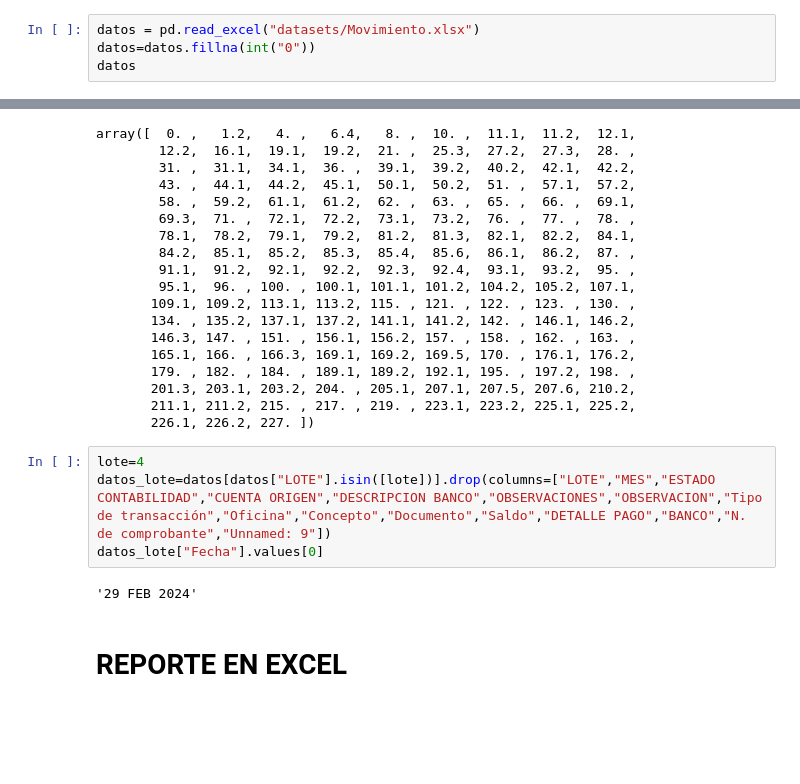
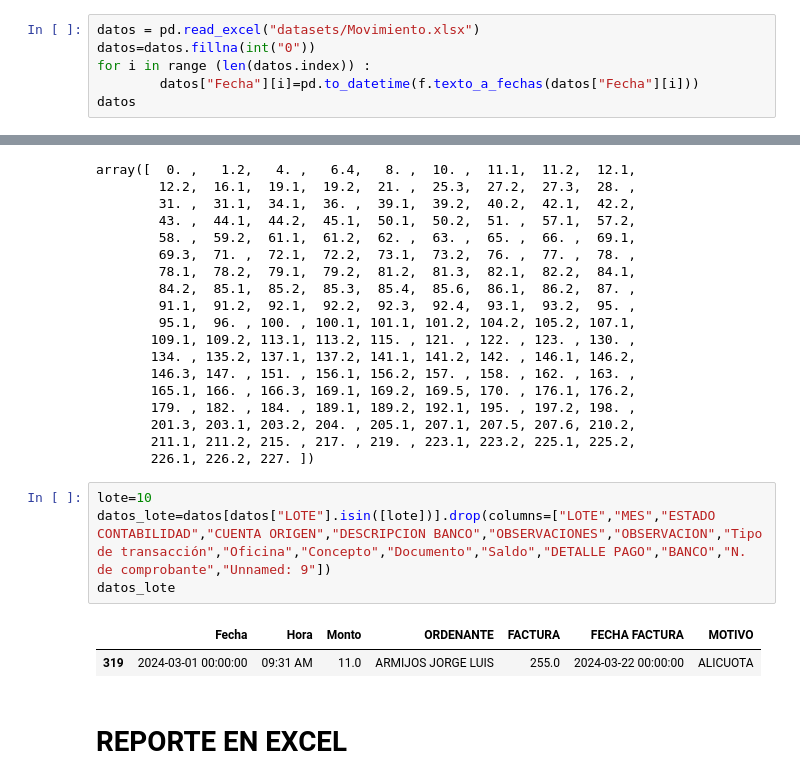
Before and after one commit to MiliPalacios/Proyecto, a Jupyter notebook: Borrador.ipynb, the cells around one changed output, grey strips where cells are left out. Saved outputs shown, nothing was run; the diff lists cells and outputs as text; blank space fills up the shorter version.

```diff
--- a/Borrador.ipynb
+++ b/Borrador.ipynb
@@ -4,5 +5,7 @@ import pandas as pd
 # %%
 datos = pd.read_excel("datasets/Movimiento.xlsx")
 datos=datos.fillna(int("0"))
+for i in range (len(datos.index)) :
+        datos["Fecha"][i]=pd.to_datetime(f.texto_a_fechas(datos["Fecha"][i]))
 datos
 # %% [output]
@@ -51,11 +71,12 @@ array([  0. ,   1.2,   4. ,   6.4,   8. ,  10. ,  11.1,  11.2,  12.1,
        211.1, 211.2, 215. , 217. , 219. , 223.1, 223.2, 225.1, 225.2,
        226.1, 226.2, 227. ])
 # %%
-lote=4
+lote=10
 datos_lote=datos[datos["LOTE"].isin([lote])].drop(columns=["LOTE","MES","ESTADO CONTABILIDAD","CUENTA ORIGEN","DESCRIPCION BANCO","OBSERVACIONES","OBSERVACION","Tipo de transacción","Oficina","Concepto","Documento","Saldo","DETALLE PAGO","BANCO","N. de comprobante","Unnamed: 9"])
-datos_lote["Fecha"].values[0]
+datos_lote
 # %% [output]
-'29 FEB 2024'
+|  | Fecha | Hora | Monto | ORDENANTE | FACTURA | FECHA FACTURA | MOTIVO |
+| 319 | 2024-03-01 00:00:00 | 09:31 AM | 11.0 | ARMIJOS JORGE LUIS | 255.0 | 2024-03-22 00:00:00 | ALICUOTA |
 # %% [markdown]
 # REPORTE EN EXCEL
 # %%
```
Also changed, not shown: parts of 2 cells of this notebook, 2 other files.
